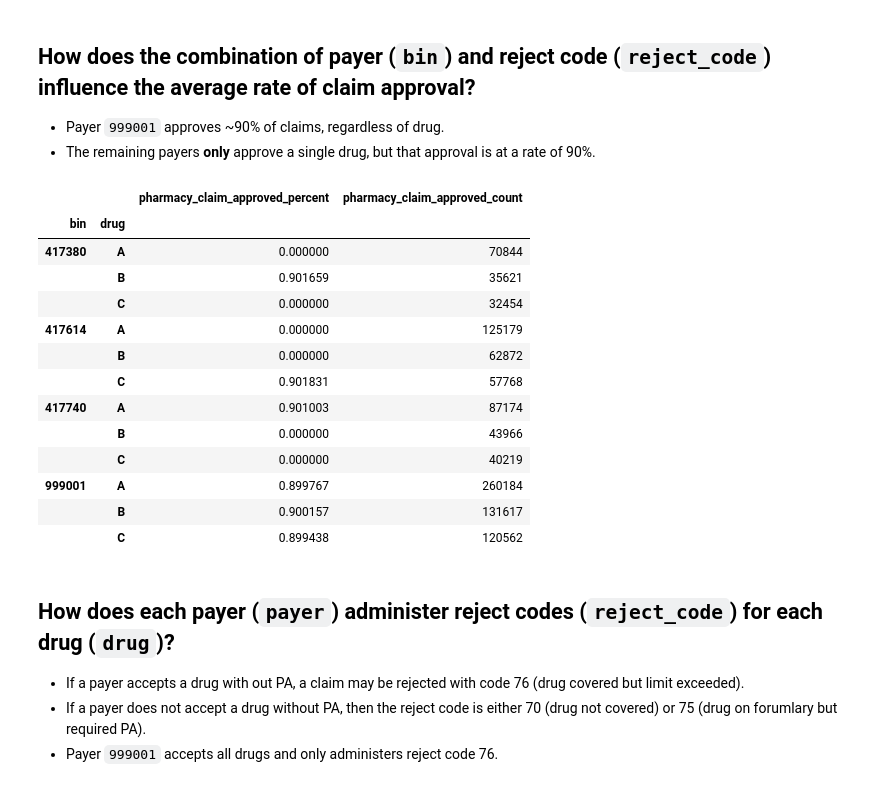
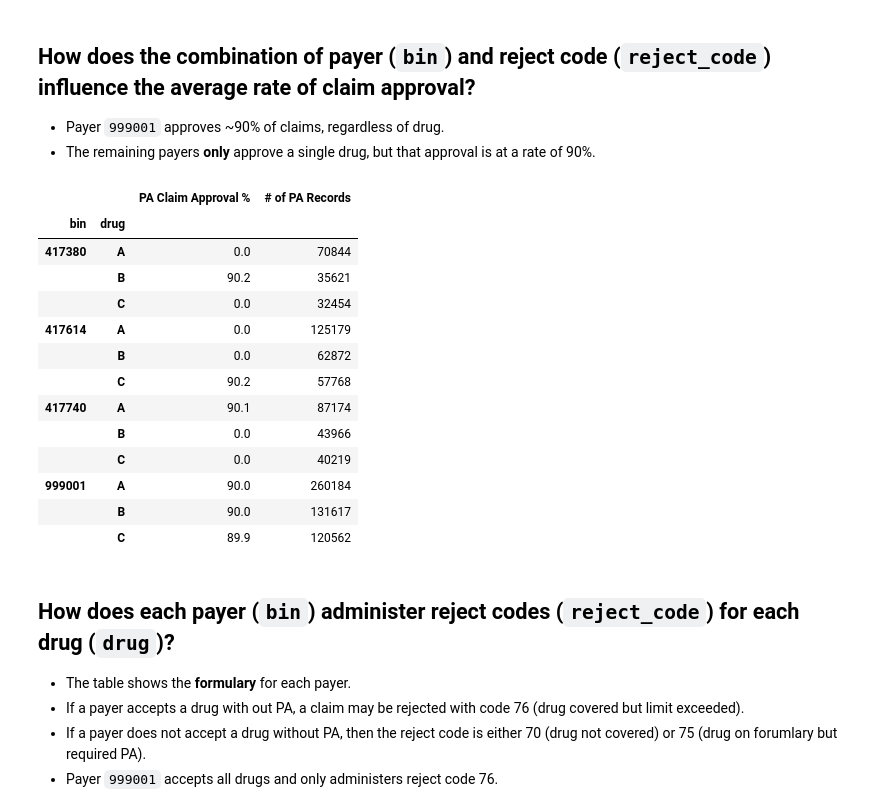
Before and after one commit to NickMacro/erdos-covermymeds-project, a Jupyter notebook: exploration/2021-05-14_nm_claims-exploration.ipynb, the cells around one changed output. Saved outputs shown, nothing was run; the diff lists cells and outputs as text; code cells hidden in the pictures.

```diff
--- a/exploration/2021-05-14_nm_claims-exploration.ipynb
+++ b/exploration/2021-05-14_nm_claims-exploration.ipynb
@@ -42,27 +43,29 @@ for drug, view in claims_df.groupby('drug'):
 - Payer `999001` approves ~90% of claims, regardless of drug.
 - The remaining payers **only** approve a single drug, but that approval is at a rate of 90%.
 # %%
-split = pd.DataFrame(claims_df.groupby(['bin', 'drug'])['pharmacy_claim_approved'].mean())
+split = (pd.DataFrame(claims_df.groupby(['bin', 'drug'])['pharmacy_claim_approved'].mean()) * 100).round(1)
 split.loc[:, 'pharmacy_claim_approved_count'] = claims_df.groupby(['bin', 'drug'])['pharmacy_claim_approved'].count()
-split = split.rename(columns={'pharmacy_claim_approved': 'pharmacy_claim_approved_percent'})
+split = split.rename(columns={'pharmacy_claim_approved': 'PA Claim Approval %',
+                              'pharmacy_claim_approved_count': '# of PA Records'})
 display(pd.DataFrame(split).sort_index(level=[0, 1]))
 # %% [output]
-|  |  | pharmacy_claim_approved_percent | pharmacy_claim_approved_count |
+|  |  | PA Claim Approval % | # of PA Records |
 | bin | drug |  |  |
-| 417380 | A | 0.000000 | 70844 |
-|  | B | 0.901659 | 35621 |
-|  | C | 0.000000 | 32454 |
-| 417614 | A | 0.000000 | 125179 |
-|  | B | 0.000000 | 62872 |
-|  | C | 0.901831 | 57768 |
-| 417740 | A | 0.901003 | 87174 |
-|  | B | 0.000000 | 43966 |
-|  | C | 0.000000 | 40219 |
-| 999001 | A | 0.899767 | 260184 |
-|  | B | 0.900157 | 131617 |
-|  | C | 0.899438 | 120562 |
+| 417380 | A | 0.0 | 70844 |
+|  | B | 90.2 | 35621 |
+|  | C | 0.0 | 32454 |
+| 417614 | A | 0.0 | 125179 |
+|  | B | 0.0 | 62872 |
+|  | C | 90.2 | 57768 |
+| 417740 | A | 90.1 | 87174 |
+|  | B | 0.0 | 43966 |
+|  | C | 0.0 | 40219 |
+| 999001 | A | 90.0 | 260184 |
+|  | B | 90.0 | 131617 |
+|  | C | 89.9 | 120562 |
 # %% [markdown]
-## How does each payer (`payer`) administer reject codes (`reject_code`) for each drug (`drug`)?
+## How does each payer (`bin`) administer reject codes (`reject_code`) for each drug (`drug`)?
+- The table shows the **formulary** for each payer.
 - If a payer accepts a drug with out PA, a claim may be rejected with code 76 (drug covered but limit exceeded).
 - If a payer does not accept a drug without PA, then the reject code is either 70 (drug not covered) or 75 (drug on forumlary but required PA).
 - Payer `999001` accepts all drugs and only administers reject code 76.
```
Also changed, not shown: parts of 3 cells of this notebook, 3 other files.
